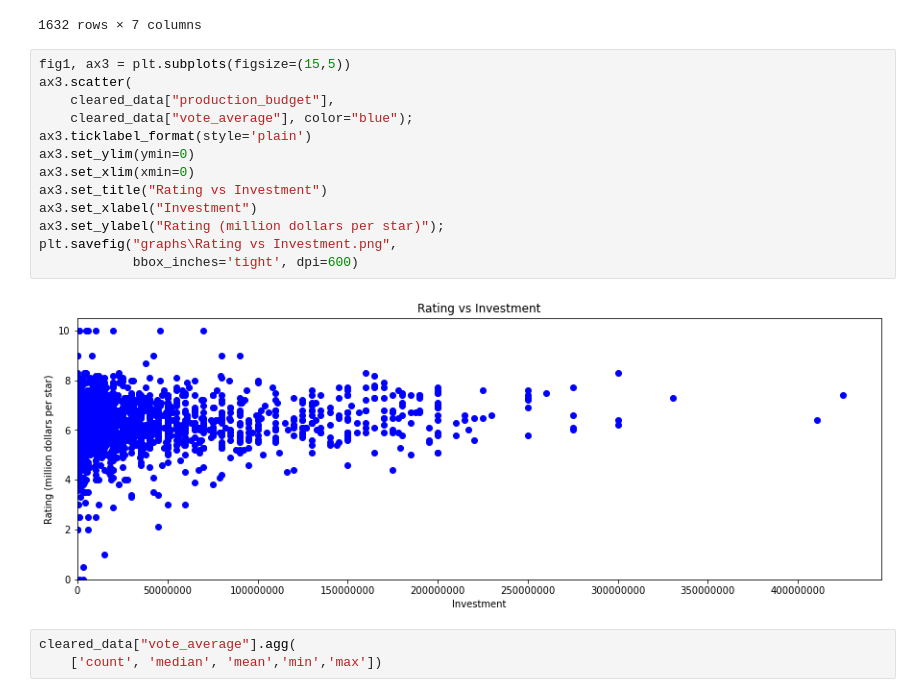
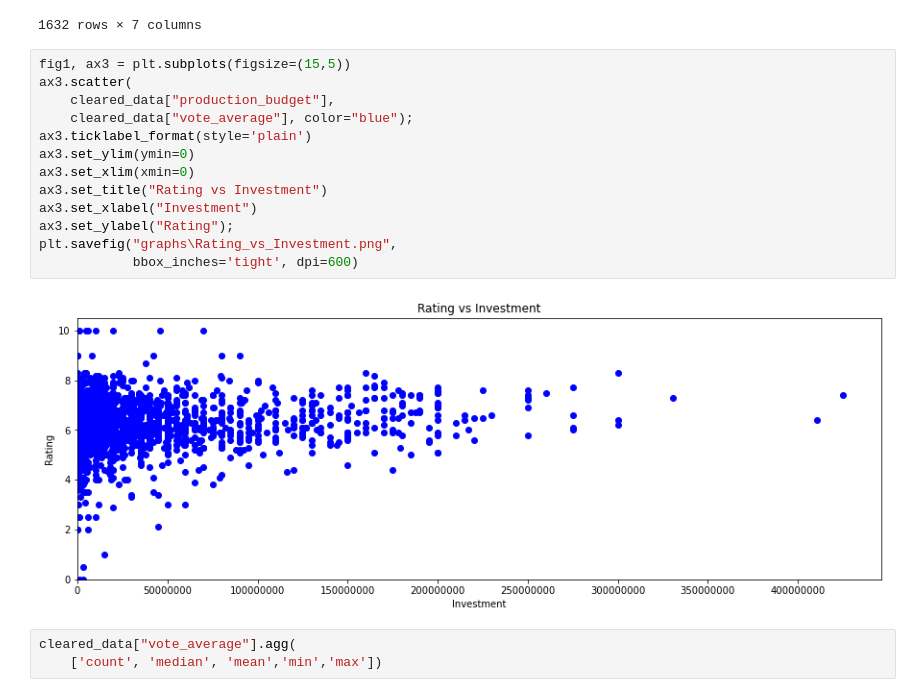
Before and after one commit to guymu15/dsc-phase-1-project-v2-3, a Jupyter notebook: Movie_Performance_Analysis.ipynb, the cells around one changed output. Cells and saved outputs as stored; diff of their text form.

```diff
--- a/Movie_Performance_Analysis.ipynb
+++ b/Movie_Performance_Analysis.ipynb
@@ -352,18 +351,18 @@ cleared_data
 # %%
 fig1, ax3 = plt.subplots(figsize=(15,5))
 ax3.scatter(
     cleared_data["production_budget"],
     cleared_data["vote_average"], color="blue");
 ax3.ticklabel_format(style='plain')
 ax3.set_ylim(ymin=0)
 ax3.set_xlim(xmin=0)
 ax3.set_title("Rating vs Investment")
 ax3.set_xlabel("Investment")
-ax3.set_ylabel("Rating (million dollars per star)");
-plt.savefig("graphs\Rating vs Investment.png",
+ax3.set_ylabel("Rating");
+plt.savefig("graphs\Rating_vs_Investment.png",
             bbox_inches='tight', dpi=600)
 # %% [output]
-[figure, old version]
+[figure, new version]
 # %%
 cleared_data["vote_average"].agg(
     ['count', 'median', 'mean','min','max'])
```
Also changed, not shown: parts of 21 cells of this notebook, 3 other files.
